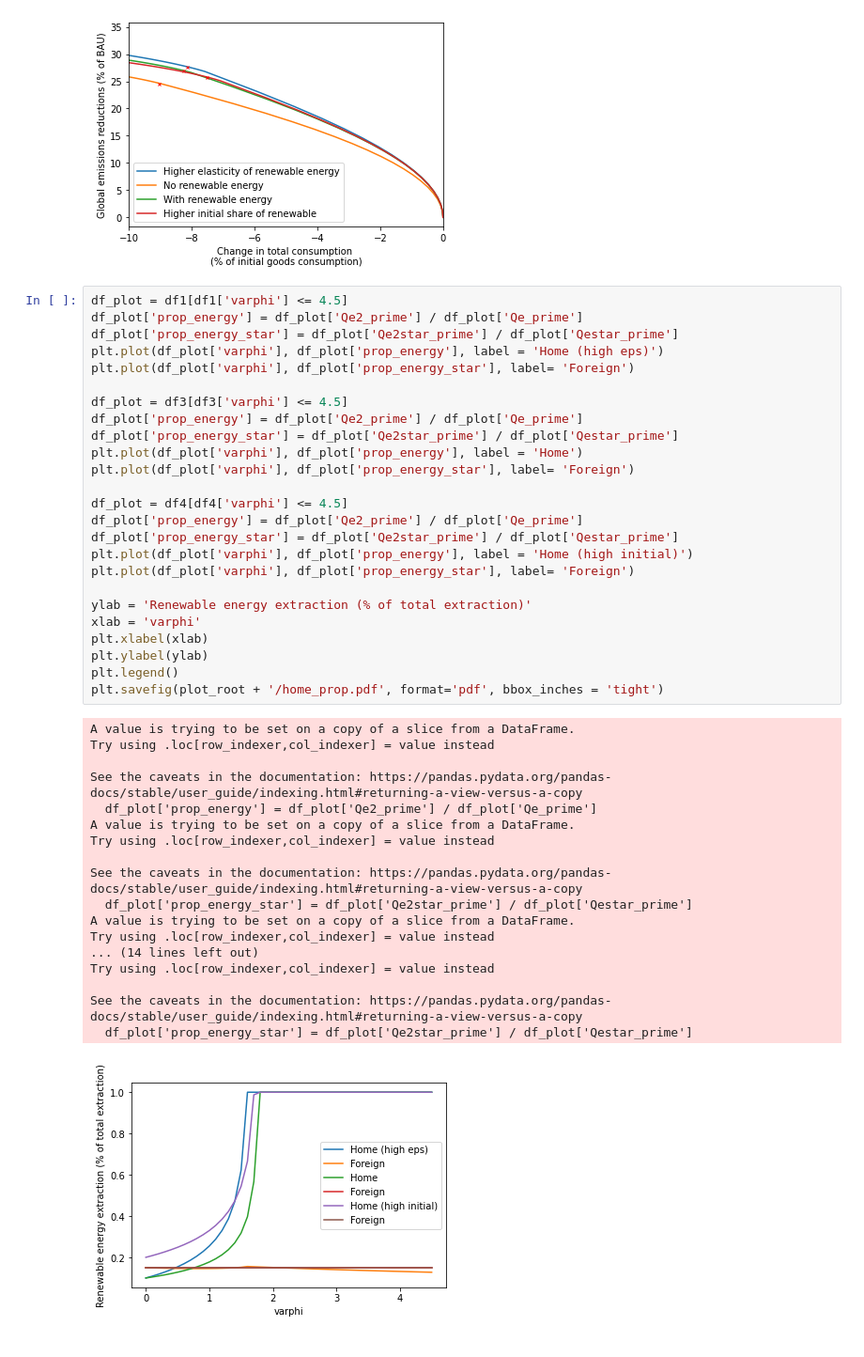
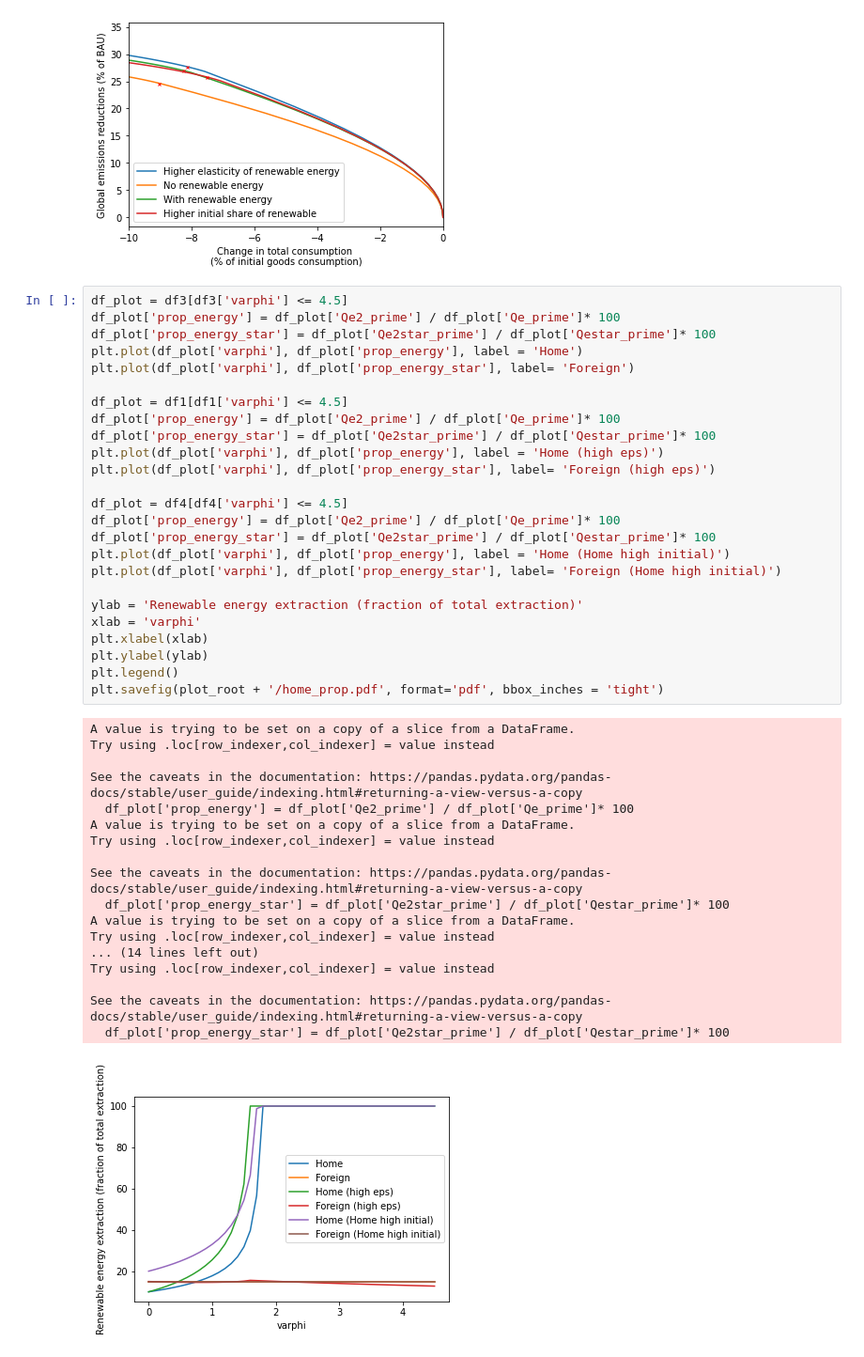
Before and after one commit to VoliCrank/Optimal-Unilateral-Carbon-Policy, a Jupyter notebook: Data/codes/MISC/plots_renewable.ipynb, the cells around one changed output. Shown: that part at 94% size. Drawn from its saved outputs; the diff is of its cells as text.

Commit message:
add plots

```diff
--- a/Data/codes/MISC/plots_renewable.ipynb
+++ b/Data/codes/MISC/plots_renewable.ipynb
@@ -129,47 +131,47 @@ See the caveats in the documentation: https://pandas.pydata.org/pandas-docs/stab
   df_plot['Qeworld_chg']=-(df_plot['Qe1_prime'] + df_plot['Qe1star_prime'] -df_plot['Qe1_prime'].iat[0]-df_plot['Qe1star_prime'].iat[0]) / (df_plot['Qe1_prime'].iat[0]+df_plot['Qe1star_prime'].iat[0]) ...
 [figure]
 # %%
-df_plot = df1[df1['varphi'] <= 4.5]
-df_plot['prop_energy'] = df_plot['Qe2_prime'] / df_plot['Qe_prime']
-df_plot['prop_energy_star'] = df_plot['Qe2star_prime'] / df_plot['Qestar_prime']
-plt.plot(df_plot['varphi'], df_plot['prop_energy'], label = 'Home (high eps)')
-plt.plot(df_plot['varphi'], df_plot['prop_energy_star'], label= 'Foreign')
-
 df_plot = df3[df3['varphi'] <= 4.5]
-df_plot['prop_energy'] = df_plot['Qe2_prime'] / df_plot['Qe_prime']
-df_plot['prop_energy_star'] = df_plot['Qe2star_prime'] / df_plot['Qestar_prime']
+df_plot['prop_energy'] = df_plot['Qe2_prime'] / df_plot['Qe_prime']* 100
+df_plot['prop_energy_star'] = df_plot['Qe2star_prime'] / df_plot['Qestar_prime']* 100
 plt.plot(df_plot['varphi'], df_plot['prop_energy'], label = 'Home')
 plt.plot(df_plot['varphi'], df_plot['prop_energy_star'], label= 'Foreign')
 
+df_plot = df1[df1['varphi'] <= 4.5]
+df_plot['prop_energy'] = df_plot['Qe2_prime'] / df_plot['Qe_prime']* 100
+df_plot['prop_energy_star'] = df_plot['Qe2star_prime'] / df_plot['Qestar_prime']* 100
+plt.plot(df_plot['varphi'], df_plot['prop_energy'], label = 'Home (high eps)')
+plt.plot(df_plot['varphi'], df_plot['prop_energy_star'], label= 'Foreign (high eps)')
+
 df_plot = df4[df4['varphi'] <= 4.5]
-df_plot['prop_energy'] = df_plot['Qe2_prime'] / df_plot['Qe_prime']
-df_plot['prop_energy_star'] = df_plot['Qe2star_prime'] / df_plot['Qestar_prime']
-plt.plot(df_plot['varphi'], df_plot['prop_energy'], label = 'Home (high initial)')
-plt.plot(df_plot['varphi'], df_plot['prop_energy_star'], label= 'Foreign')
+df_plot['prop_energy'] = df_plot['Qe2_prime'] / df_plot['Qe_prime']* 100
+df_plot['prop_energy_star'] = df_plot['Qe2star_prime'] / df_plot['Qestar_prime']* 100
+plt.plot(df_plot['varphi'], df_plot['prop_energy'], label = 'Home (Home high initial)')
+plt.plot(df_plot['varphi'], df_plot['prop_energy_star'], label= 'Foreign (Home high initial)')
 
-ylab = 'Renewable energy extraction (% of total extraction)'
+ylab = 'Renewable energy extraction (fraction of total extraction)'
 xlab = 'varphi'
 plt.xlabel(xlab)
 plt.ylabel(ylab)
 plt.legend()
 plt.savefig(plot_root + '/home_prop.pdf', format='pdf', bbox_inches = 'tight')
 # %% [output]
 A value is trying to be set on a copy of a slice from a DataFrame.
 Try using .loc[row_indexer,col_indexer] = value instead
 
 See the caveats in the documentation: https://pandas.pydata.org/pandas-docs/stable/user_guide/indexing.html#returning-a-view-versus-a-copy
-  df_plot['prop_energy'] = df_plot['Qe2_prime'] / df_plot['Qe_prime']
+  df_plot['prop_energy'] = df_plot['Qe2_prime'] / df_plot['Qe_prime']* 100
 A value is trying to be set on a copy of a slice from a DataFrame.
 Try using .loc[row_indexer,col_indexer] = value instead
 
 See the caveats in the documentation: https://pandas.pydata.org/pandas-docs/stable/user_guide/indexing.html#returning-a-view-versus-a-copy
-  df_plot['prop_energy_star'] = df_plot['Qe2star_prime'] / df_plot['Qestar_prime']
+  df_plot['prop_energy_star'] = df_plot['Qe2star_prime'] / df_plot['Qestar_prime']* 100
 A value is trying to be set on a copy of a slice from a DataFrame.
 Try using .loc[row_indexer,col_indexer] = value instead
 ... (14 lines left out)
 Try using .loc[row_indexer,col_indexer] = value instead
 
 See the caveats in the documentation: https://pandas.pydata.org/pandas-docs/stable/user_guide/indexing.html#returning-a-view-versus-a-copy
-  df_plot['prop_energy_star'] = df_plot['Qe2star_prime'] / df_plot['Qestar_prime']
+  df_plot['prop_energy_star'] = df_plot['Qe2star_prime'] / df_plot['Qestar_prime']* 100
-[figure, old version]
+[figure, new version]
 # %%
```
Also changed, not shown: parts of 6 cells of this notebook, 5 other files.
